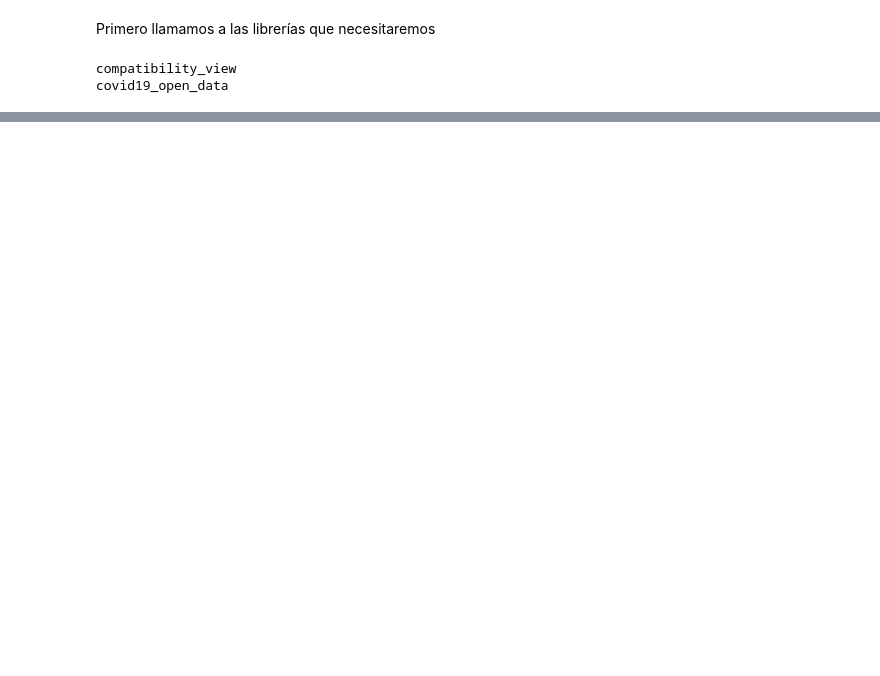
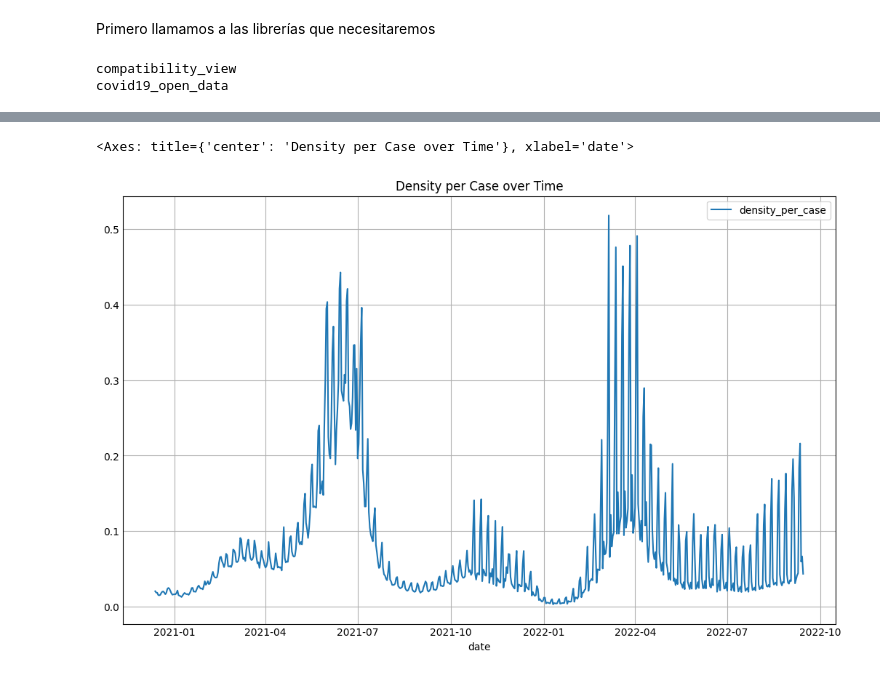
Before and after one commit to El-paolo/Covid19-data, a Jupyter notebook: covid-notebook.ipynb, the cells around one changed output, grey strips where cells are left out. Drawn from its saved outputs; the diff is of its cells as text; code cells hidden in the pictures; blank space fills up the shorter version.

```diff
--- a/covid-notebook.ipynb
+++ b/covid-notebook.ipynb
@@ -28,0 +126,7 @@ covid19_open_data
+# %%
+fig, ax = plt.subplots(figsize=(10, 6))
+results['density_per_case'] = results['population_density']*100 / results['new_confirmed']
+results.plot(x='date', y='density_per_case',ax=ax, title='Density per Case over Time')
+# %% [output]
+<Axes: title={'center': 'Density per Case over Time'}, xlabel='date'>
+[figure, added]
```
Also changed, not shown: parts of 13 cells of this notebook.
